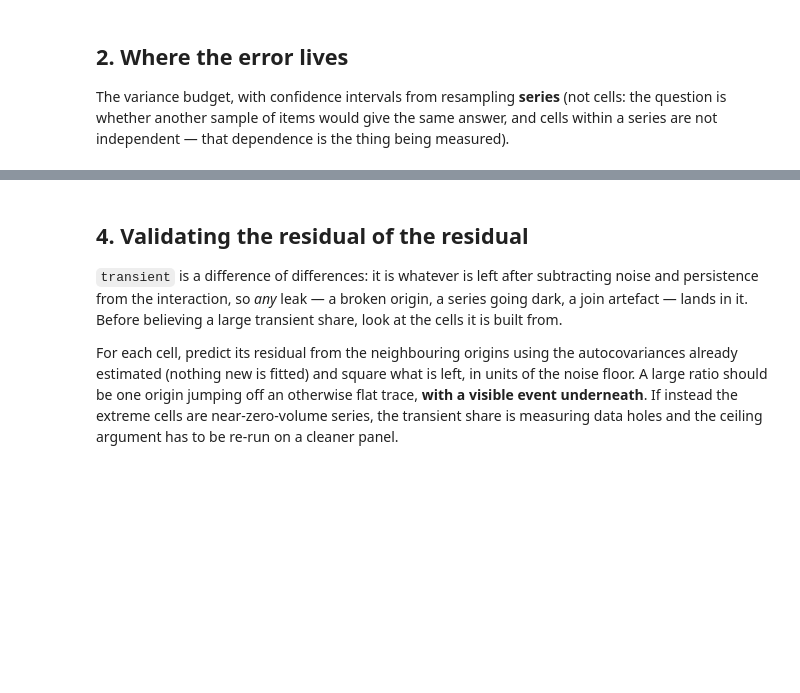
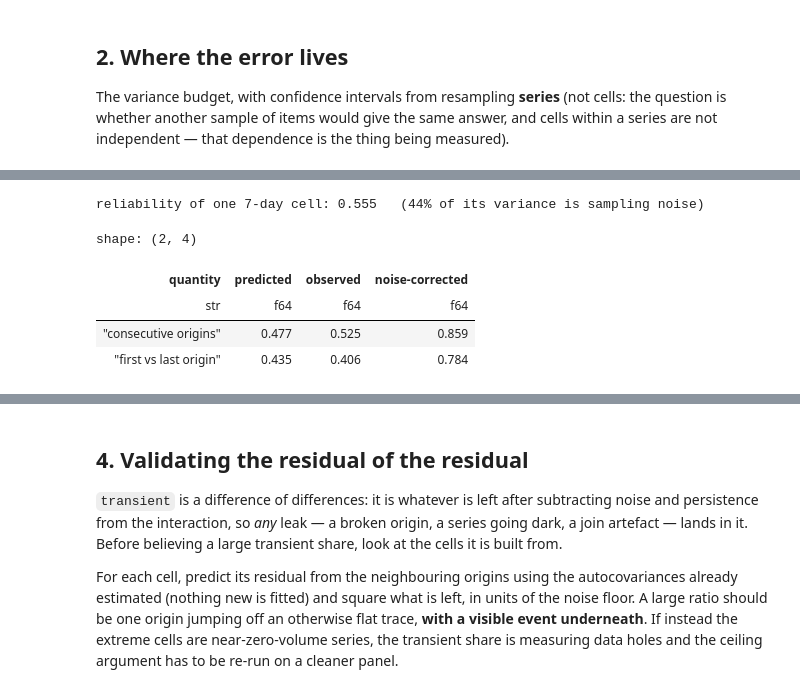
Before and after one commit to amelien-quenet/m5-chronos2, a Jupyter notebook: notebooks/09_error_persistence.ipynb, the cells around one changed output, grey strips where cells are left out. Drawn from its saved outputs; the diff is of its cells as text; code cells hidden in the pictures; blank space fills up the shorter version.

```diff
--- a/notebooks/09_error_persistence.ipynb
+++ b/notebooks/09_error_persistence.ipynb
@@ -331,0 +416,31 @@ plt.show()
+# %%
+shares_for_rho = result.shares()
+v_alpha = shares_for_rho["series_adjusted"]
+v_pers = shares_for_rho["persistent"]
+v_trans = shares_for_rho["transient"]
+v_noise = shares_for_rho["noise"]
+
+cell_variance = v_alpha + v_pers + v_trans + v_noise
+reliability = (v_alpha + v_pers + v_trans) / cell_variance
+
+rho = pl.DataFrame([
+    {"quantity": "consecutive origins", "predicted": (v_alpha + v_pers) / cell_variance,
+     "observed": ranks["consecutive_median"],
+     "noise-corrected": (v_alpha + v_pers) / (v_alpha + v_pers + v_trans)},
+    {"quantity": "first vs last origin", "predicted": v_alpha / cell_variance,
+     "observed": ranks["first_vs_last"],
+     "noise-corrected": v_alpha / (v_alpha + v_pers + v_trans)},
+]).with_columns([pl.col(c).round(3) for c in ("predicted", "observed", "noise-corrected")])
+
+print(f"reliability of one 7-day cell: {reliability:.3f}"
+      f"   ({100 * v_noise / cell_variance:.0f}% of its variance is sampling noise)")
+assert abs(rho["predicted"][0] - rho["observed"][0]) < 0.08, \
+    "the decomposition and the rank statistic disagree: one of them is wrong"
+rho
+# %% [output]
+reliability of one 7-day cell: 0.555   (44% of its variance is sampling noise)
+shape: (2, 4)
+| quantity | predicted | observed | noise-corrected |
+| str | f64 | f64 | f64 |
+| "consecutive origins" | 0.477 | 0.525 | 0.859 |
+| "first vs last origin" | 0.435 | 0.406 | 0.784 |
```
Also changed, not shown: parts of 33 cells of this notebook, 13 other files.
